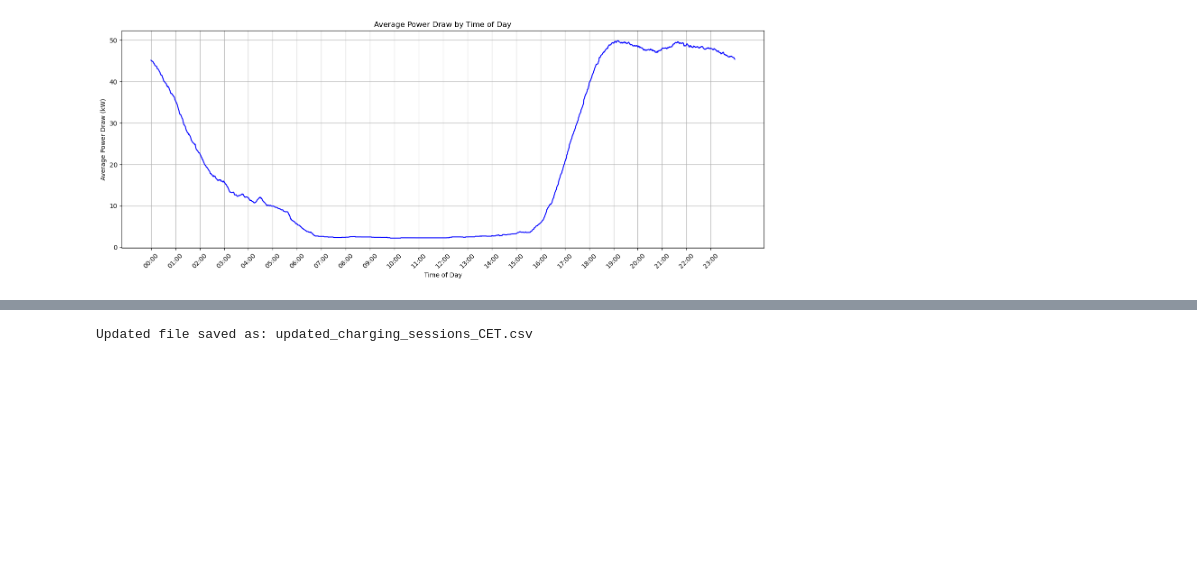
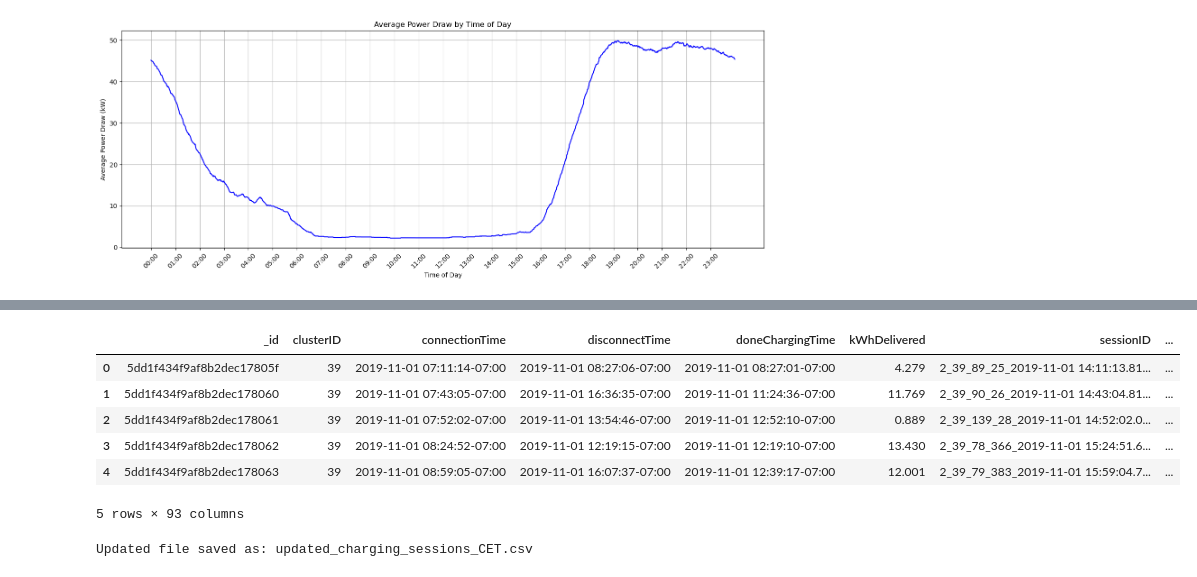
Before and after one commit to ThijsD-02/Machine-Learning-AI-Assignment-ME44312, a Jupyter notebook: Old files/average and max power draw.ipynb, the cells around one changed output, grey strips where cells are left out. Saved outputs shown, nothing was run; the diff lists cells and outputs as text; code cells hidden in the pictures; blank space fills up the shorter version.

```diff
--- a/average and max power draw.ipynb
+++ b/Old files/average and max power draw.ipynb
@@ -128,3 +99,13 @@ display(df)
+# %%
+df.head()
+# %% [output]
+|  | _id | clusterID | connectionTime | disconnectTime | doneChargingTime | kWhDelivered | sessionID | ... |
+| 0 | 5dd1f434f9af8b2dec17805f | 39 | 2019-11-01 07:11:14-07:00 | 2019-11-01 08:27:06-07:00 | 2019-11-01 08:27:01-07:00 | 4.279 | 2_39_89_25_2019-11-01 14:11:13.81... | ... |
+| 1 | 5dd1f434f9af8b2dec178060 | 39 | 2019-11-01 07:43:05-07:00 | 2019-11-01 16:36:35-07:00 | 2019-11-01 11:24:36-07:00 | 11.769 | 2_39_90_26_2019-11-01 14:43:04.81... | ... |
+| 2 | 5dd1f434f9af8b2dec178061 | 39 | 2019-11-01 07:52:02-07:00 | 2019-11-01 13:54:46-07:00 | 2019-11-01 12:52:10-07:00 | 0.889 | 2_39_139_28_2019-11-01 14:52:02.0... | ... |
+| 3 | 5dd1f434f9af8b2dec178062 | 39 | 2019-11-01 08:24:52-07:00 | 2019-11-01 12:19:15-07:00 | 2019-11-01 12:19:10-07:00 | 13.430 | 2_39_78_366_2019-11-01 15:24:51.6... | ... |
+| 4 | 5dd1f434f9af8b2dec178063 | 39 | 2019-11-01 08:59:05-07:00 | 2019-11-01 16:07:37-07:00 | 2019-11-01 12:39:17-07:00 | 12.001 | 2_39_79_383_2019-11-01 15:59:04.7... | ... |
+5 rows × 93 columns
 # %%
 # Save the updated dataset with CET timestamps
 updated_file_path = "updated_charging_sessions_CET.csv"
```
Also changed, not shown: parts of 17 cells of this notebook, 20 other files.
